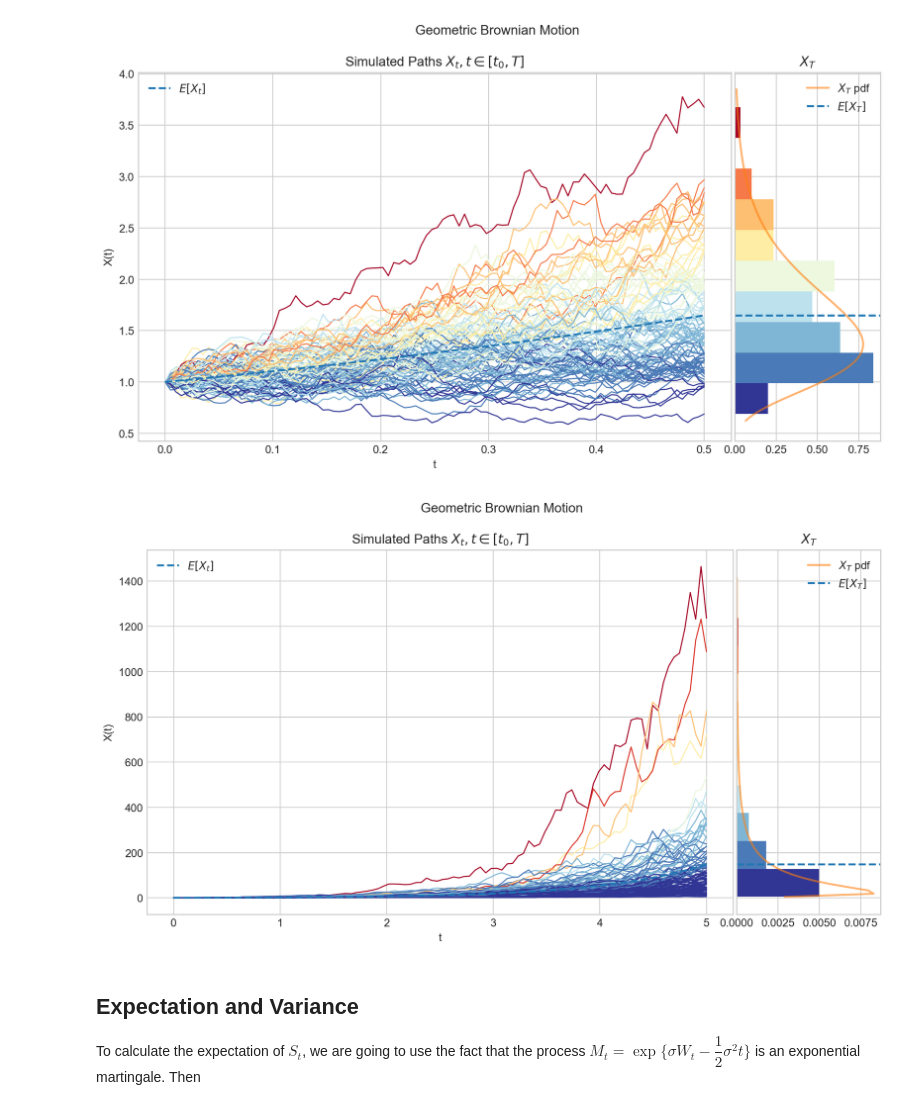
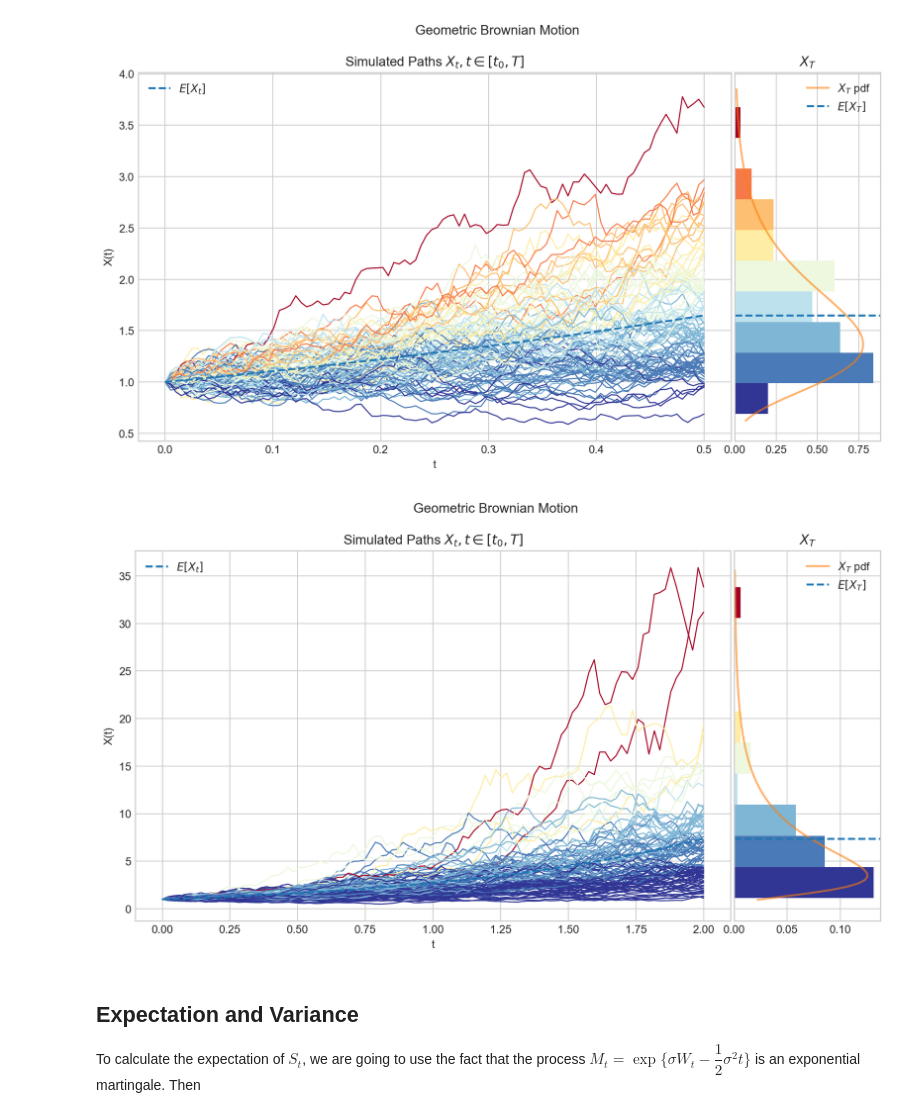
Before and after one commit to quantgirluk/Understanding-Quantitative-Finance, a Jupyter notebook: UQF/geometric_brownian_motion.ipynb, the cells around one changed output. Cells and saved outputs as stored; diff of their text form; code cells hidden in the pictures.

```diff
--- a/UQF/geometric_brownian_motion.ipynb
+++ b/UQF/geometric_brownian_motion.ipynb
@@ -196,11 +196,11 @@ plt.show()
 # %% [output]
 [figure]
 # %%
-process = GBM(drift=1.0, volatility=0.5, initial=1.0, T=5.0)
+process = GBM(drift=1.0, volatility=0.5, initial=1.0, T=2.0)
 process.draw(n=100, N=100)
 plt.show()
 # %% [output]
-[figure, old version]
+[figure, new version]
 # %% [markdown]
 ## Expectation and Variance
 
```
Also changed, not shown: parts of 4 cells of this notebook.
